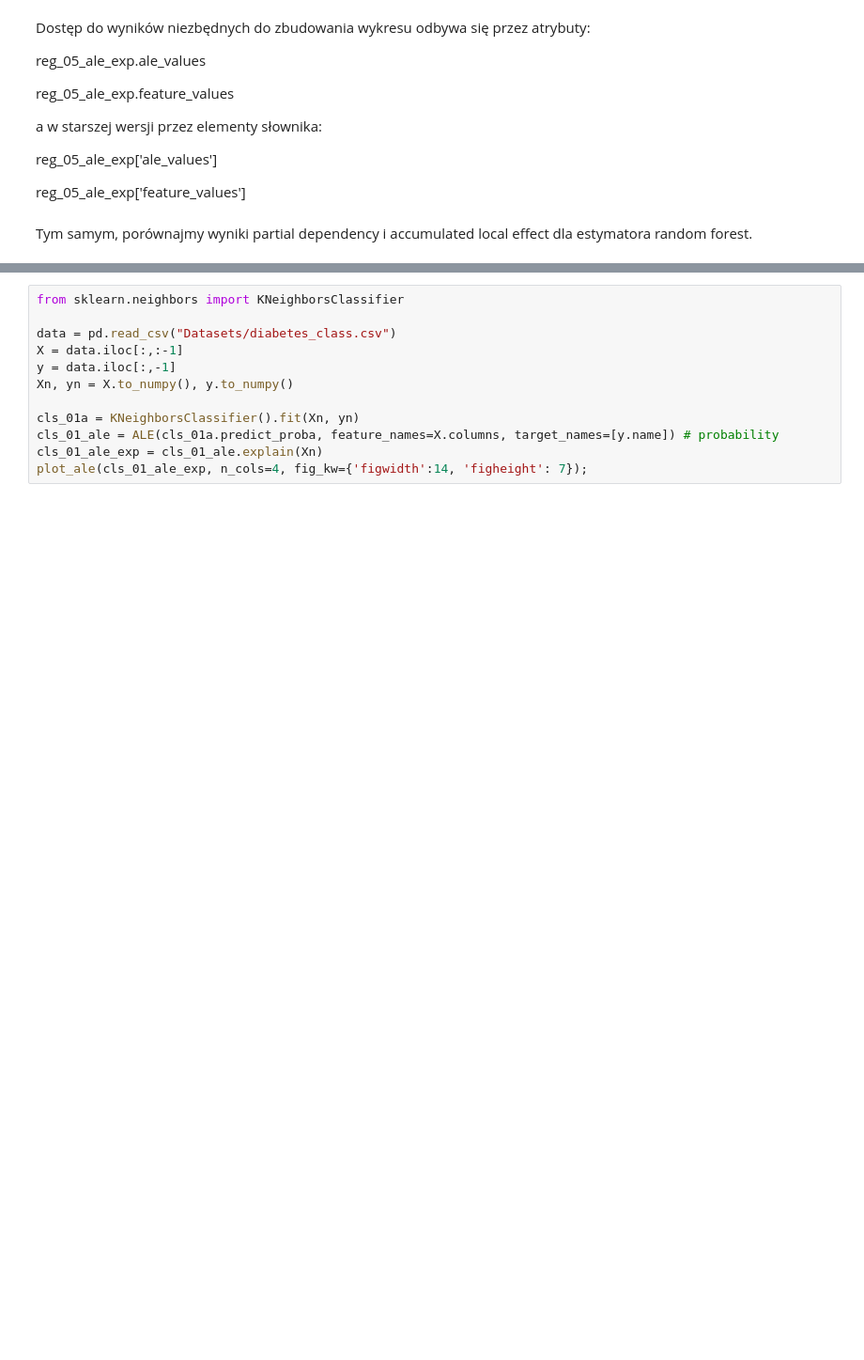
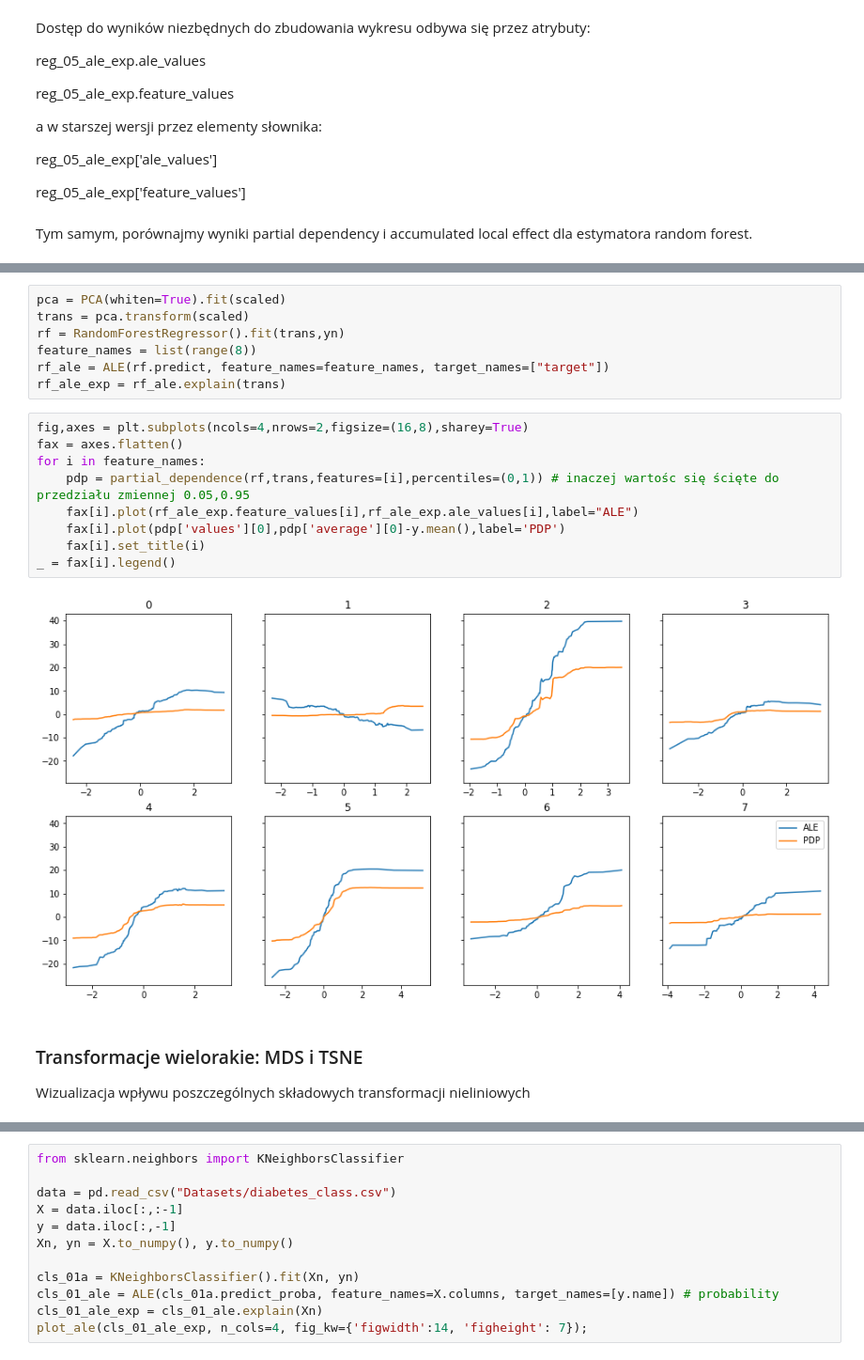
Before and after one commit to jarekj71/interpretacyjne_uczenie_maszynowe, a Jupyter notebook: interpretacyjne_uczenie_maszynowe/ium_partial_dependence.ipynb, the cells around one changed output, grey strips where cells are left out. Shown at 94% size. Saved outputs shown, nothing was run; the diff lists cells and outputs as text; blank space fills up the shorter version.

```diff
--- a/interpretacyjne_uczenie_maszynowe/ium_partial_dependence.ipynb
+++ b/interpretacyjne_uczenie_maszynowe/ium_partial_dependence.ipynb
@@ -177,0 +230,22 @@ _ = fax[i].legend()
+# %%
+pca = PCA(whiten=True).fit(scaled)
+trans = pca.transform(scaled)
+rf = RandomForestRegressor().fit(trans,yn)
+feature_names = list(range(8))
+rf_ale = ALE(rf.predict, feature_names=feature_names, target_names=["target"])
+rf_ale_exp = rf_ale.explain(trans)
+# %%
+fig,axes = plt.subplots(ncols=4,nrows=2,figsize=(16,8),sharey=True)
+fax = axes.flatten()
+for i in feature_names:
+    pdp = partial_dependence(rf,trans,features=[i],percentiles=(0,1)) # inaczej wartośc się ścięte do przedziału zmiennej 0.05,0.95
+    fax[i].plot(rf_ale_exp.feature_values[i],rf_ale_exp.ale_values[i],label="ALE")
+    fax[i].plot(pdp['values'][0],pdp['average'][0]-y.mean(),label='PDP')
+    fax[i].set_title(i)
+_ = fax[i].legend()
+# %% [output]
+[figure, added]
+# %% [markdown]
+### Transformacje wielorakie: MDS i TSNE
+
+Wizualizacja wpływu poszczególnych składowych transformacji nieliniowych
```
Also changed, not shown: parts of 23 cells of this notebook, 1 other file.
